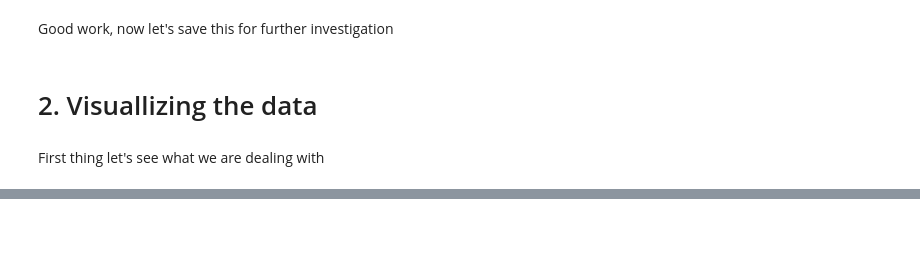
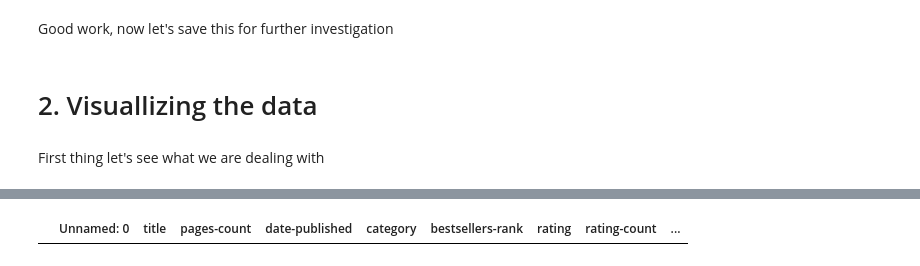
Before and after one commit to agnoam/ml_crawling, a Jupyter notebook: src/BD crawling.ipynb, the cells around one changed output, grey strips where cells are left out. Drawn from its saved outputs; the diff is of its cells as text; code cells hidden in the pictures; blank space fills up the shorter version.

```diff
--- a/src/BD crawling.ipynb
+++ b/src/BD crawling.ipynb
@@ -313,0 +409,5 @@ df.head()
+# %%
+titles = df[""]
+df[titles.isin(titles[titles.duplicated()])]
+# %% [output]
+|  | Unnamed: 0 | title | pages-count | date-published | category | bestsellers-rank | rating | rating-count | ... |
```
Also changed, not shown: parts of 19 cells of this notebook.
